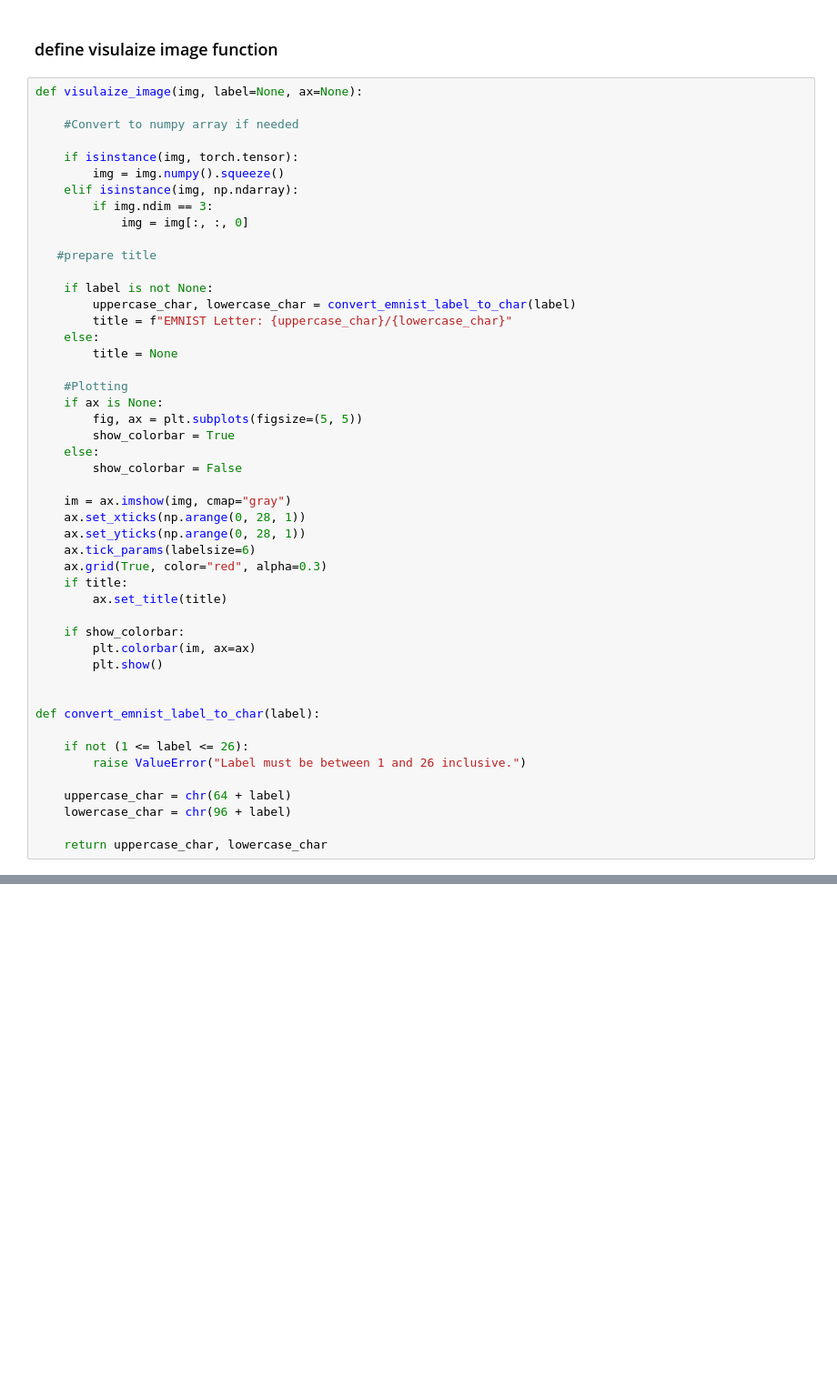
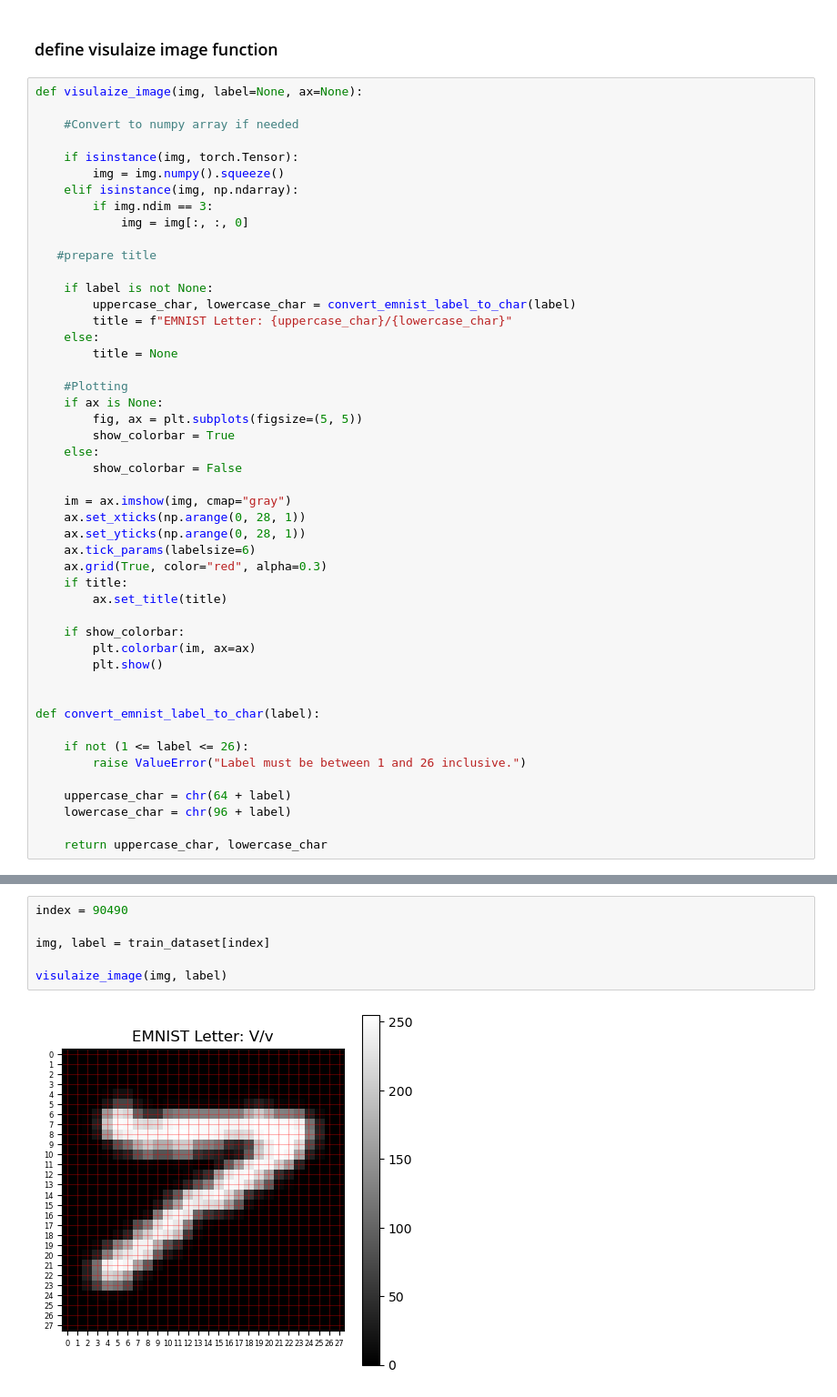
Before and after one commit to nayana-sisil/EMNIST-Letter-Detective, a Jupyter notebook: EMNIST_Letter_Detective.ipynb, the cells around one changed output, grey strips where cells are left out. Shown at 91% size. Saved outputs shown, nothing was run; the diff lists cells and outputs as text; blank space fills up the shorter version.

Commit message:
plotting

```diff
--- a/EMNIST_Letter_Detective.ipynb
+++ b/EMNIST_Letter_Detective.ipynb
@@ -63,7 +63,7 @@ def visulaize_image(img, label=None, ax=None):
 
     #Convert to numpy array if needed
 
-    if isinstance(img, torch.tensor):
+    if isinstance(img, torch.Tensor):
         img = img.numpy().squeeze()
     elif isinstance(img, np.ndarray):
         if img.ndim == 3:
@@ -108,0 +126,8 @@ def convert_emnist_label_to_char(label):
+# %%
+index = 90490
+
+img, label = train_dataset[index]
+
+visulaize_image(img, label)
+# %% [output]
+[figure, added]
```
Also changed, not shown: parts of 4 cells of this notebook.
